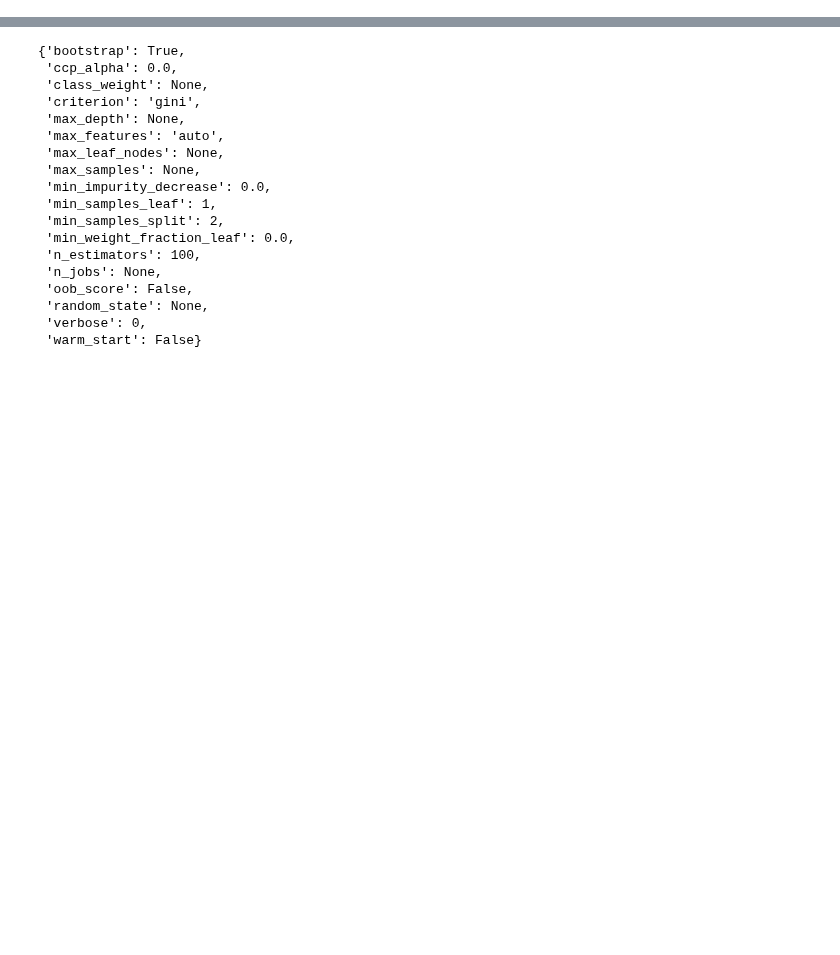
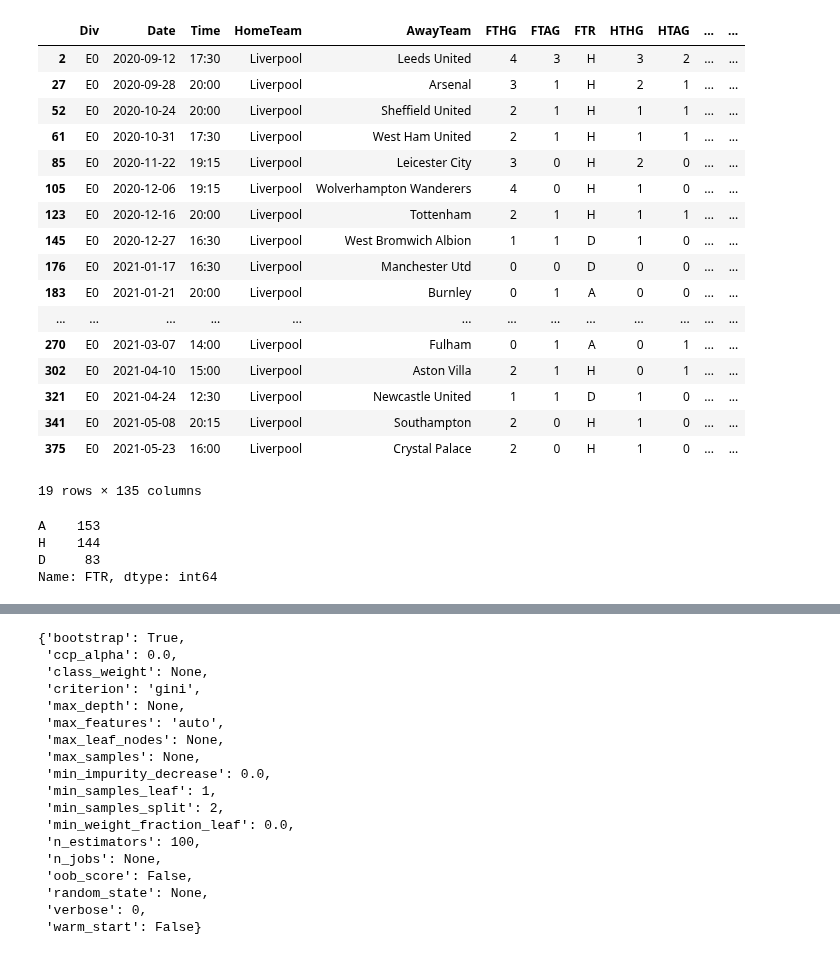
Before and after one commit to Giuliano99/Masterarbeit, a Jupyter notebook: Random Forest.ipynb, the cells around one changed output, grey strips where cells are left out. Drawn from its saved outputs; the diff is of its cells as text; code cells hidden in the pictures; blank space fills up the shorter version.

```diff
--- a/Random Forest.ipynb
+++ b/Random Forest.ipynb
@@ -27,0 +28,16 @@ PL_21_team_ratings
+# %%
+print(PL20_21_fixtures.HomeTeam.unique().tolist())
+teams = PL20_21_fixtures.HomeTeam.unique().tolist()
+PL20_21_fixtures['Wk_h'] = 0
+PL20_21_fixtures['Wk_a'] = 0
+for team in teams:
+    count = 1
+    for index, row in PL20_21_fixtures.iterrows():
+        if row['HomeTeam'] == team:
+            PL20_21_fixtures.at[index, 'Wk_h'] = count
+            count = count + 1
+        elif row['AwayTeam'] == team:
+            PL20_21_fixtures.at[index, 'Wk_a'] = count
+            count = count + 1
+
+PL20_21_fixtures
@@ -308,0 +336,22 @@ PL_21_team_ratings
+# %%
+#calculate Differences
+PL20_21_fixtures['goalsDifference'] = PL20_21_fixtures['goalsH'] - PL20_21_fixtures['goalsA']
+PL20_21_fixtures
+
+PL20_21_fixtures['shotsDifference'] = PL20_21_fixtures['shotsH'] - PL20_21_fixtures['shotsA']
+PL20_21_fixtures
+
+PL20_21_fixtures['cornersDifference'] = PL20_21_fixtures['cornersH'] - PL20_21_fixtures['cornersA']
+PL20_21_fixtures
+
+PL20_21_fixtures['ewmDifference'] = PL20_21_fixtures['ewmH'] - PL20_21_fixtures['ewmA']
+PL20_21_fixtures
+
+PL20_21_fixtures['elo_difference'] = PL20_21_fixtures['Elo_h_before'] - PL20_21_fixtures['Elo_a_before']
+PL20_21_fixtures
+
+PL20_21_fixtures['form_difference'] = PL20_21_fixtures['formH'] - PL20_21_fixtures['formA']
+PL20_21_fixtures
+
+PL20_21_fixtures['form_difference_side'] = PL20_21_fixtures['formH_side'] - PL20_21_fixtures['formA_side']
+PL20_21_fixtures
@@ -309 +372,33 @@ PL_21_team_ratings
+# %%
+rslt_df = PL20_21_fixtures[PL20_21_fixtures['HomeTeam'] == 'Liverpool']
+#rslt_df2 = PL20_21_fixtures[PL20_21_fixtures['AwayTeam'] == 'Liverpool' ]
+rslt_df
+#rslt_df.append(rslt_df2).sort_index()
+# %% [output]
+|  | Div | Date | Time | HomeTeam | AwayTeam | FTHG | FTAG | FTR | HTHG | HTAG | ... | ... |
+| 2 | E0 | 2020-09-12 | 17:30 | Liverpool | Leeds United | 4 | 3 | H | 3 | 2 | ... | ... |
+| 27 | E0 | 2020-09-28 | 20:00 | Liverpool | Arsenal | 3 | 1 | H | 2 | 1 | ... | ... |
+| 52 | E0 | 2020-10-24 | 20:00 | Liverpool | Sheffield United | 2 | 1 | H | 1 | 1 | ... | ... |
+| 61 | E0 | 2020-10-31 | 17:30 | Liverpool | West Ham United | 2 | 1 | H | 1 | 1 | ... | ... |
+| 85 | E0 | 2020-11-22 | 19:15 | Liverpool | Leicester City | 3 | 0 | H | 2 | 0 | ... | ... |
+| 105 | E0 | 2020-12-06 | 19:15 | Liverpool | Wolverhampton Wanderers | 4 | 0 | H | 1 | 0 | ... | ... |
+| 123 | E0 | 2020-12-16 | 20:00 | Liverpool | Tottenham | 2 | 1 | H | 1 | 1 | ... | ... |
+| 145 | E0 | 2020-12-27 | 16:30 | Liverpool | West Bromwich Albion | 1 | 1 | D | 1 | 0 | ... | ... |
+| 176 | E0 | 2021-01-17 | 16:30 | Liverpool | Manchester Utd | 0 | 0 | D | 0 | 0 | ... | ... |
+| 183 | E0 | 2021-01-21 | 20:00 | Liverpool | Burnley | 0 | 1 | A | 0 | 0 | ... | ... |
+| ... | ... | ... | ... | ... | ... | ... | ... | ... | ... | ... | ... | ... |
+| 270 | E0 | 2021-03-07 | 14:00 | Liverpool | Fulham | 0 | 1 | A | 0 | 1 | ... | ... |
+| 302 | E0 | 2021-04-10 | 15:00 | Liverpool | Aston Villa | 2 | 1 | H | 0 | 1 | ... | ... |
+| 321 | E0 | 2021-04-24 | 12:30 | Liverpool | Newcastle United | 1 | 1 | D | 1 | 0 | ... | ... |
+| 341 | E0 | 2021-05-08 | 20:15 | Liverpool | Southampton | 2 | 0 | H | 1 | 0 | ... | ... |
+| 375 | E0 | 2021-05-23 | 16:00 | Liverpool | Crystal Palace | 2 | 0 | H | 1 | 0 | ... | ... |
+19 rows × 135 columns
+# %%
+test = PL20_21_fixtures['FTR']
+test.value_counts()
+# %% [output]
+A    153
+H    144
+D     83
+Name: FTR, dtype: int64
 # %%
```
Also changed, not shown: parts of 35 cells of this notebook, 10 other files.
